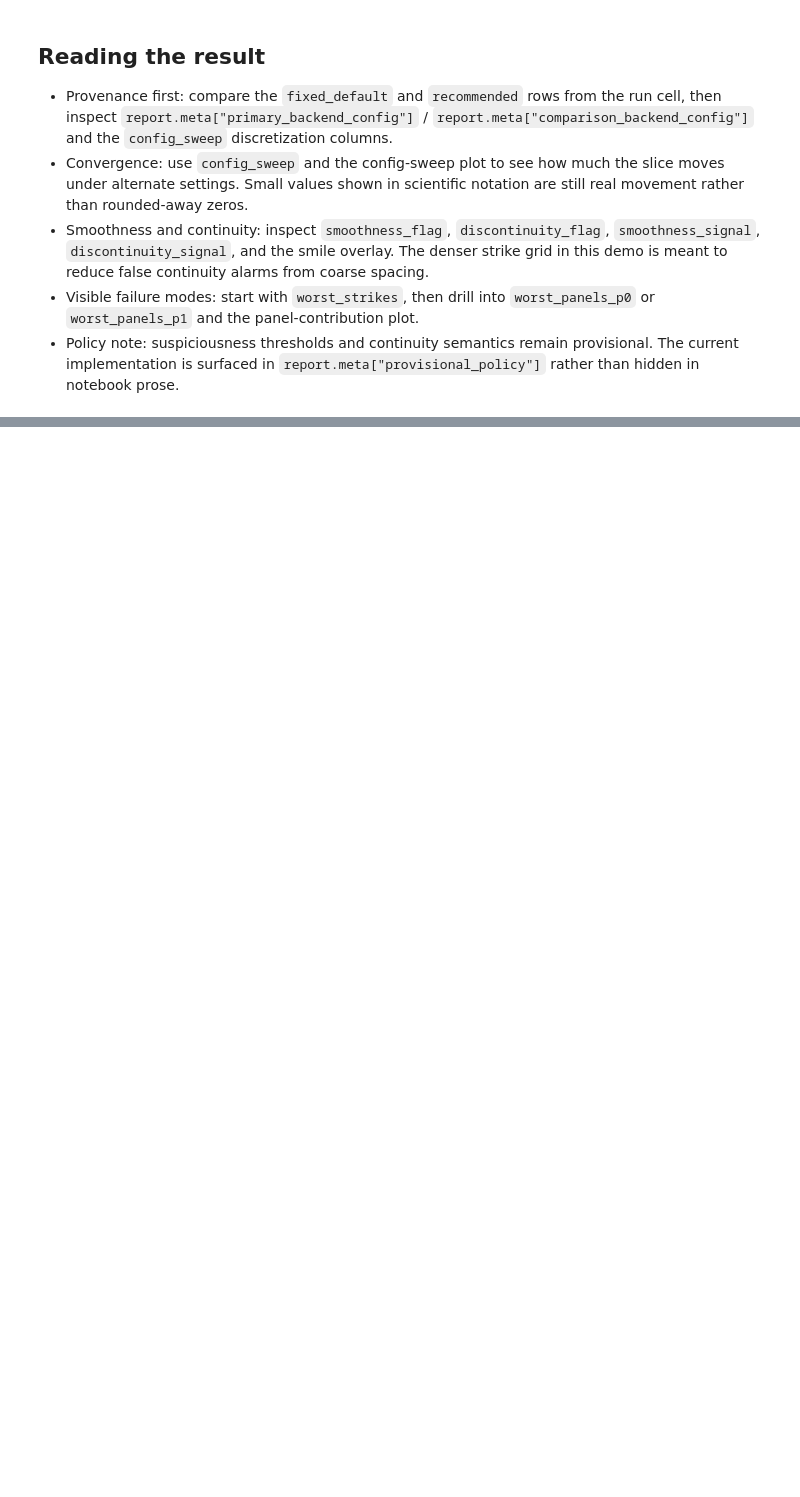
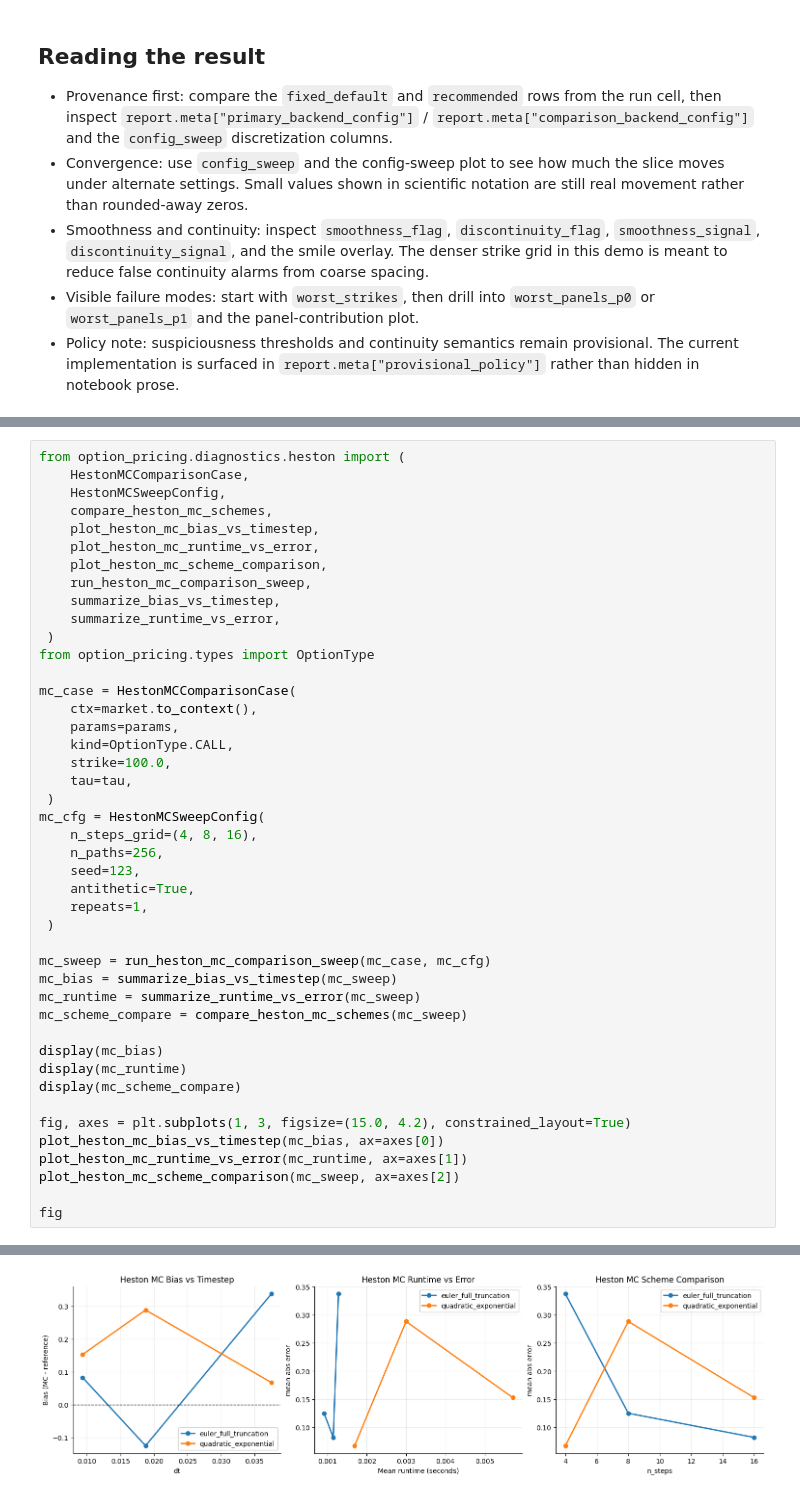
Before and after one commit to willemk-stack/option-pricing-library, a Jupyter notebook: demos/11_heston_diagnostics_review.ipynb, the cells around one changed output, grey strips where cells are left out. Cells and saved outputs as stored; diff of their text form; blank space fills up the shorter version.

```diff
--- a/demos/11_heston_diagnostics_review.ipynb
+++ b/demos/11_heston_diagnostics_review.ipynb
@@ -313,0 +320,45 @@ fig
+# %%
+from option_pricing.diagnostics.heston import (
+    HestonMCComparisonCase,
+    HestonMCSweepConfig,
+    compare_heston_mc_schemes,
+    plot_heston_mc_bias_vs_timestep,
+    plot_heston_mc_runtime_vs_error,
+    plot_heston_mc_scheme_comparison,
+    run_heston_mc_comparison_sweep,
+    summarize_bias_vs_timestep,
+    summarize_runtime_vs_error,
+ )
+from option_pricing.types import OptionType
+
+mc_case = HestonMCComparisonCase(
+    ctx=market.to_context(),
+    params=params,
+    kind=OptionType.CALL,
+    strike=100.0,
+    tau=tau,
+ )
+mc_cfg = HestonMCSweepConfig(
+    n_steps_grid=(4, 8, 16),
+    n_paths=256,
+    seed=123,
+    antithetic=True,
+    repeats=1,
+ )
+
+mc_sweep = run_heston_mc_comparison_sweep(mc_case, mc_cfg)
+mc_bias = summarize_bias_vs_timestep(mc_sweep)
+mc_runtime = summarize_runtime_vs_error(mc_sweep)
+mc_scheme_compare = compare_heston_mc_schemes(mc_sweep)
+
+display(mc_bias)
+display(mc_runtime)
+display(mc_scheme_compare)
+
+fig, axes = plt.subplots(1, 3, figsize=(15.0, 4.2), constrained_layout=True)
+plot_heston_mc_bias_vs_timestep(mc_bias, ax=axes[0])
+plot_heston_mc_runtime_vs_error(mc_runtime, ax=axes[1])
+plot_heston_mc_scheme_comparison(mc_sweep, ax=axes[2])
+
+fig
+# %% [output]
@@ -313,0 +382 @@ fig
+[figure, added]
```
Also changed, not shown: parts of 2 cells of this notebook, 7 other files.
